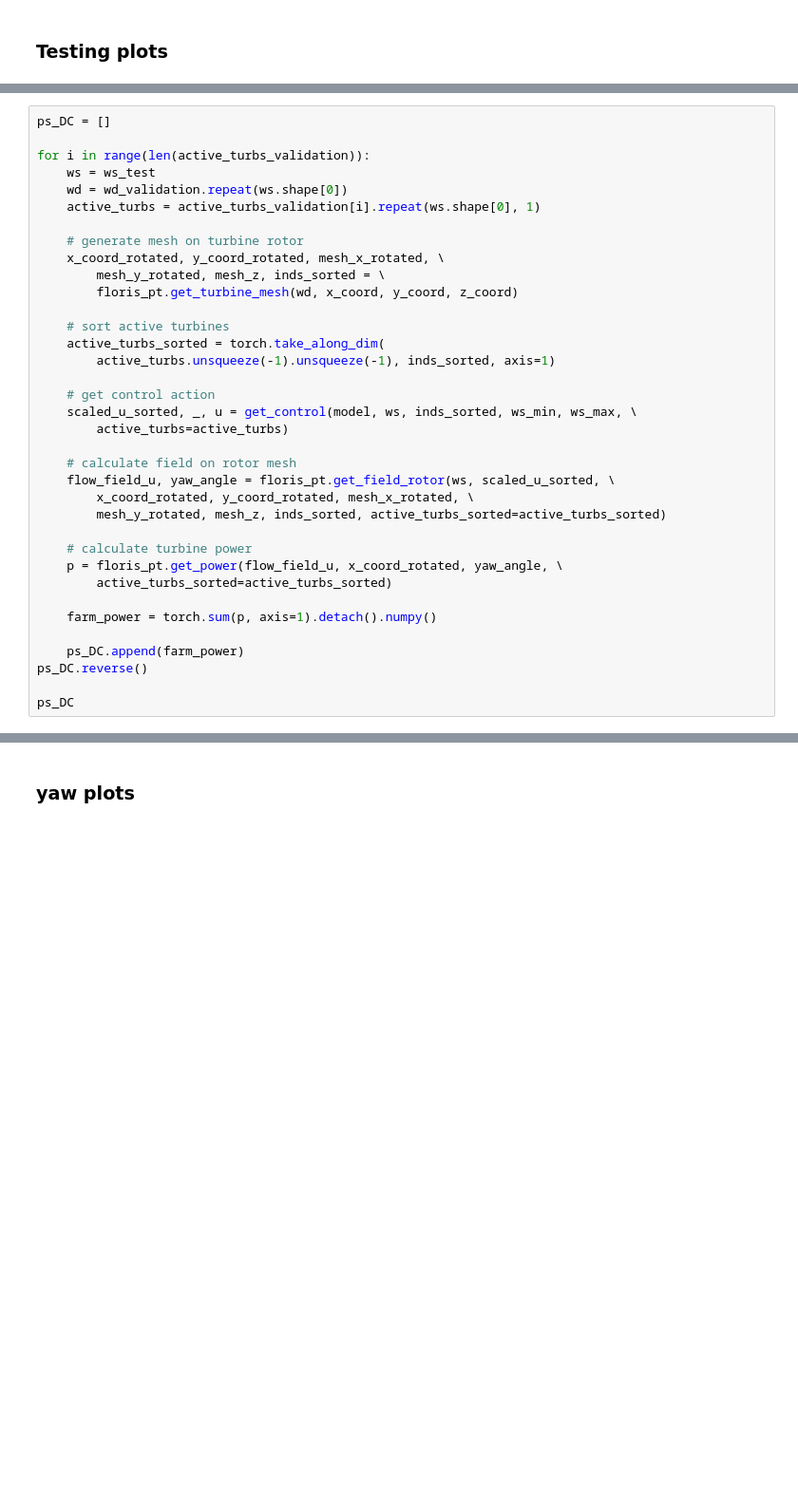
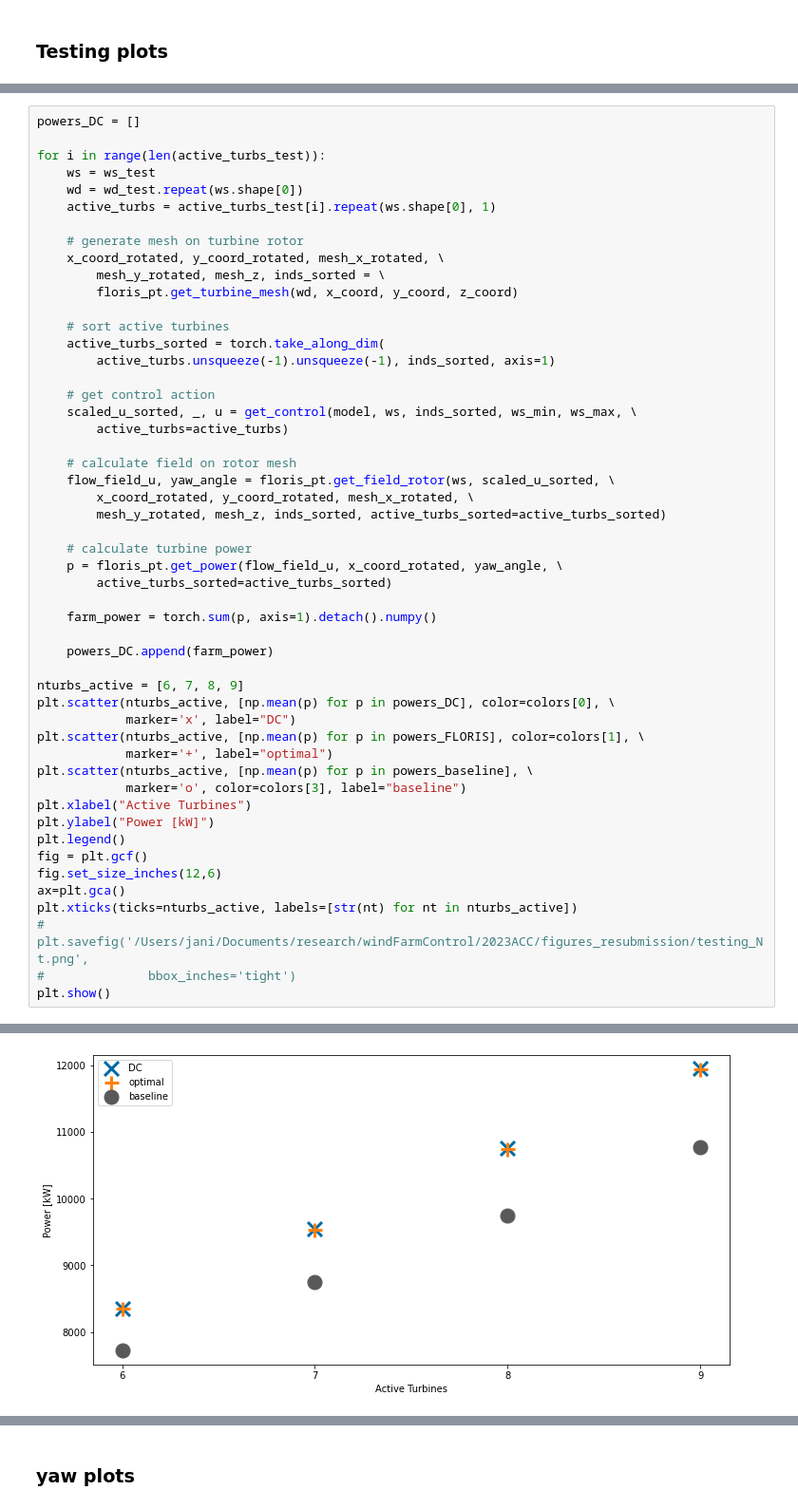
Before and after one commit to janiadcock/floris_torch, a Jupyter notebook: ACC.ipynb, the cells around one changed output, grey strips where cells are left out. Shown at 95% size. Drawn from its saved outputs; the diff is of its cells as text; blank space fills up the shorter version.

```diff
--- a/ACC.ipynb
+++ b/ACC.ipynb
@@ -454,10 +410,10 @@ ws_test = torch.tensor(ws_plot[::-1])
 # %%
-ps_DC = []
+powers_DC = []
 
-for i in range(len(active_turbs_validation)):
+for i in range(len(active_turbs_test)):
     ws = ws_test
-    wd = wd_validation.repeat(ws.shape[0])
-    active_turbs = active_turbs_validation[i].repeat(ws.shape[0], 1)
+    wd = wd_test.repeat(ws.shape[0])
+    active_turbs = active_turbs_test[i].repeat(ws.shape[0], 1)
 
     # generate mesh on turbine rotor
     x_coord_rotated, y_coord_rotated, mesh_x_rotated, \
@@ -483,8 +439,23 @@ for i in range(len(active_turbs_validation)):
 
     farm_power = torch.sum(p, axis=1).detach().numpy()
 
-    ps_DC.append(farm_power)
-ps_DC.reverse()
+    powers_DC.append(farm_power)
 
-ps_DC
+nturbs_active = [6, 7, 8, 9]
+plt.scatter(nturbs_active, [np.mean(p) for p in powers_DC], color=colors[0], \
+            marker='x', label="DC")
+plt.scatter(nturbs_active, [np.mean(p) for p in powers_FLORIS], color=colors[1], \
+            marker='+', label="optimal")
+plt.scatter(nturbs_active, [np.mean(p) for p in powers_baseline], \
+            marker='o', color=colors[3], label="baseline")
+plt.xlabel("Active Turbines")
+plt.ylabel("Power [kW]")
+plt.legend()
+fig = plt.gcf()
+fig.set_size_inches(12,6)
+ax=plt.gca()
+plt.xticks(ticks=nturbs_active, labels=[str(nt) for nt in nturbs_active])
+# plt.savefig('/Users/jani/Documents/research/windFarmControl/2023ACC/figures_resubmission/testing_Nt.png',
+#              bbox_inches='tight')
+plt.show()
 # %% [output]
@@ -498,0 +462 @@ ps_DC
+[figure, added]
```
Also changed, not shown: parts of 19 cells of this notebook, 2 other files.
